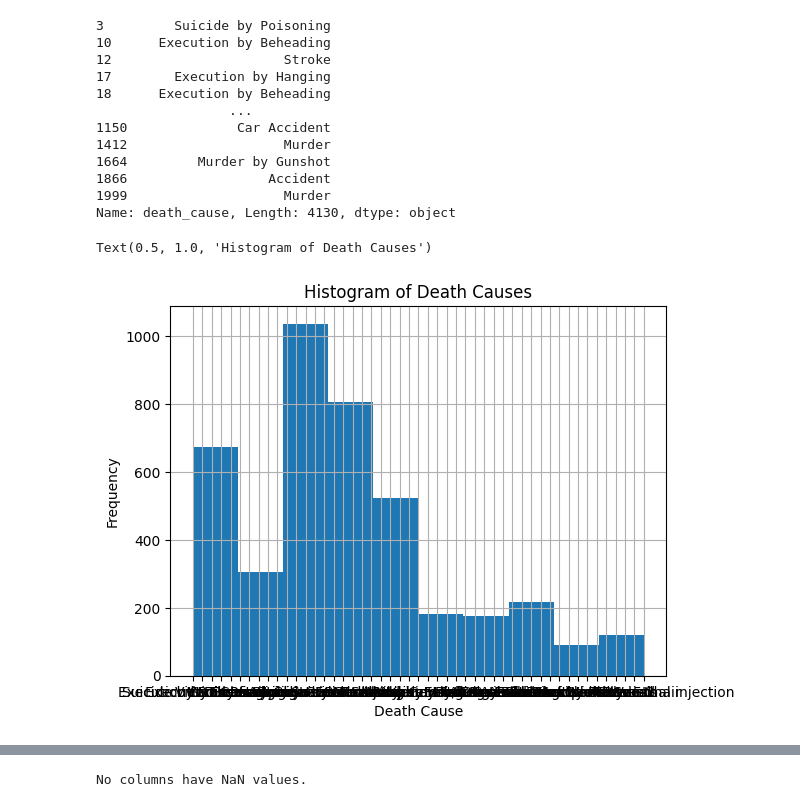
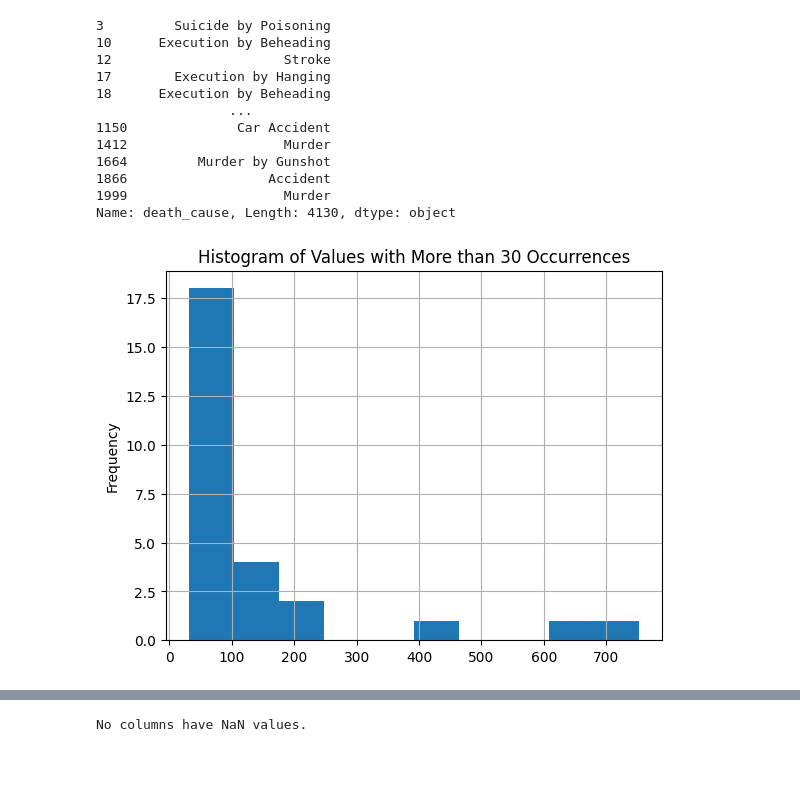
Before and after one commit to ryonmckay/astro_ml, a Jupyter notebook: notebooks/preprocess.ipynb, the cells around one changed output, grey strips where cells are left out. Saved outputs shown, nothing was run; the diff lists cells and outputs as text; code cells hidden in the pictures; blank space fills up the shorter version.

```diff
--- a/notebooks/preprocess.ipynb
+++ b/notebooks/preprocess.ipynb
@@ -95,13 +95,20 @@ print(nonzero_deaths)
 1999                    Murder
 Name: death_cause, Length: 4130, dtype: object
 # %%
-# Plot a histogram of the death_cause column
-nonzero_deaths.hist()
+# Count the occurrences of each value in the Series
+value_counts = nonzero_deaths.value_counts()
+
+# Select only the values with more than 30 occurrences
+selected_values = value_counts[value_counts > 30]
+
+# Create a histogram of the selected values
+selected_values.hist()
 
 # Add labels and title to the plot
-plt.xlabel('Death Cause')
 plt.ylabel('Frequency')
-plt.title('Histogram of Death Causes')
+plt.title('Histogram of Values with More than 30 Occurrences')
+
+# Show the plot
+plt.show()
 # %% [output]
-Text(0.5, 1.0, 'Histogram of Death Causes')
-[figure, old version]
+[figure, new version]
```
Also changed, not shown: parts of 1 cell of this notebook.
